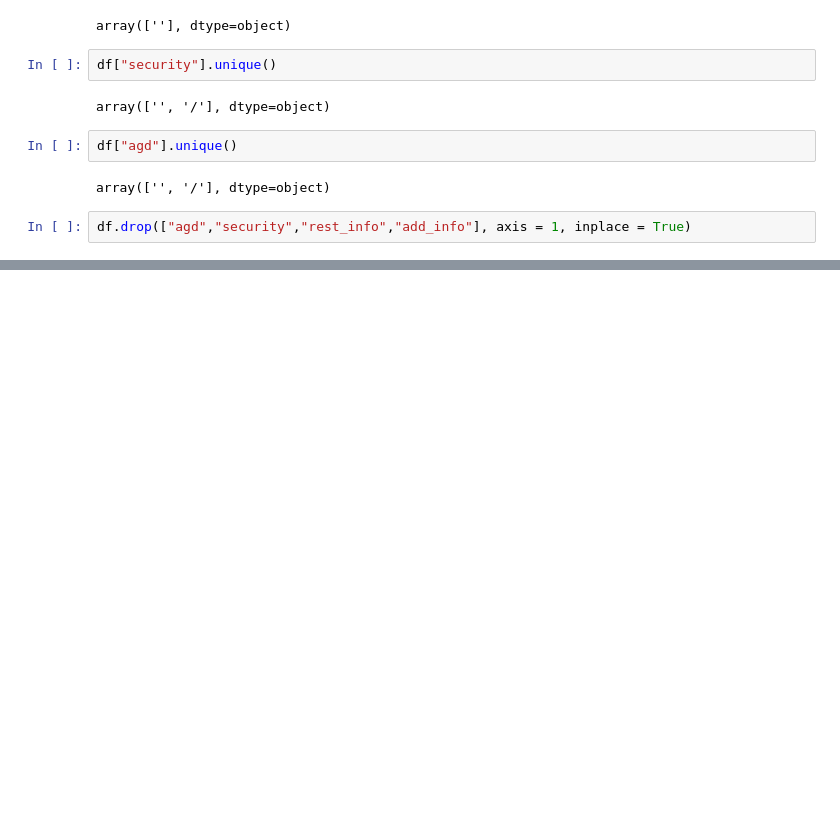
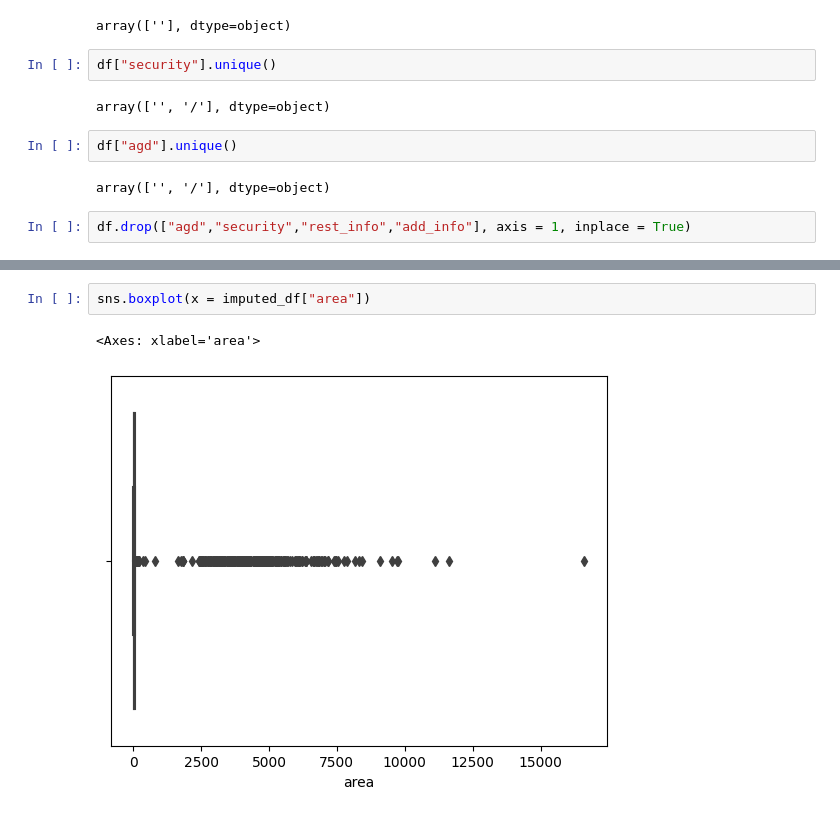
Before and after one commit to filki/Kaggle_Warsaw_rent_prices, a Jupyter notebook: starter.ipynb, the cells around one changed output, grey strips where cells are left out. Drawn from its saved outputs; the diff is of its cells as text; blank space fills up the shorter version.

```diff
--- a/starter.ipynb
+++ b/starter.ipynb
@@ -548,0 +379,5 @@ count_both
+# %%
+sns.boxplot(x = imputed_df["area"])
+# %% [output]
+<Axes: xlabel='area'>
+[figure, added]
```
Also changed, not shown: parts of 32 cells of this notebook.
